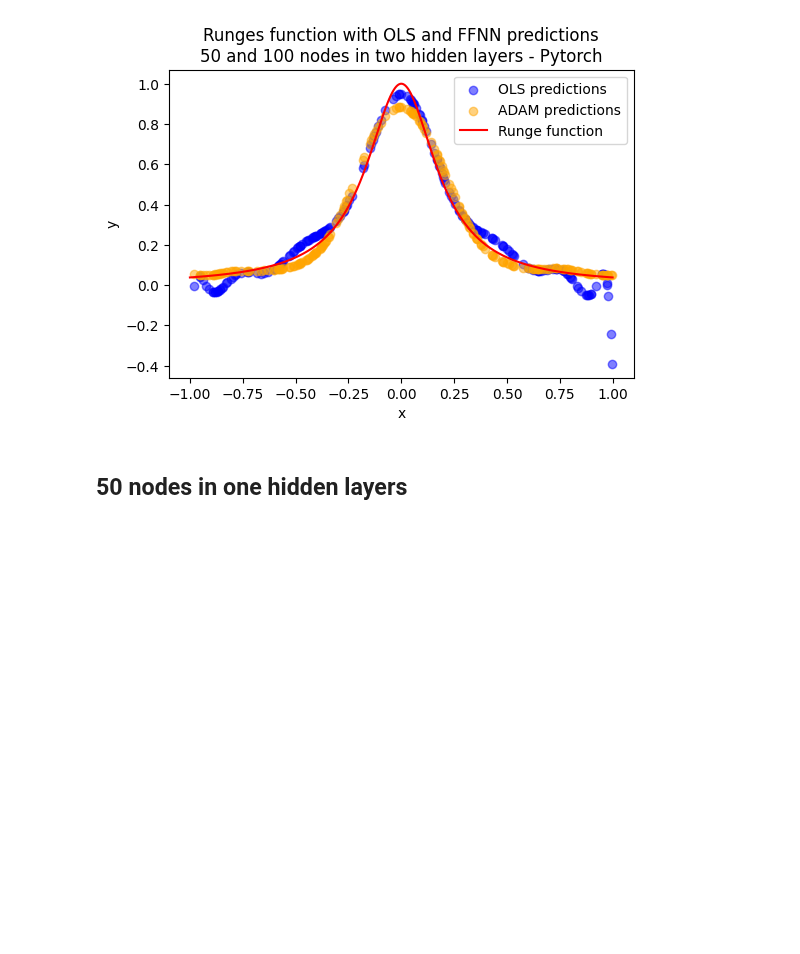
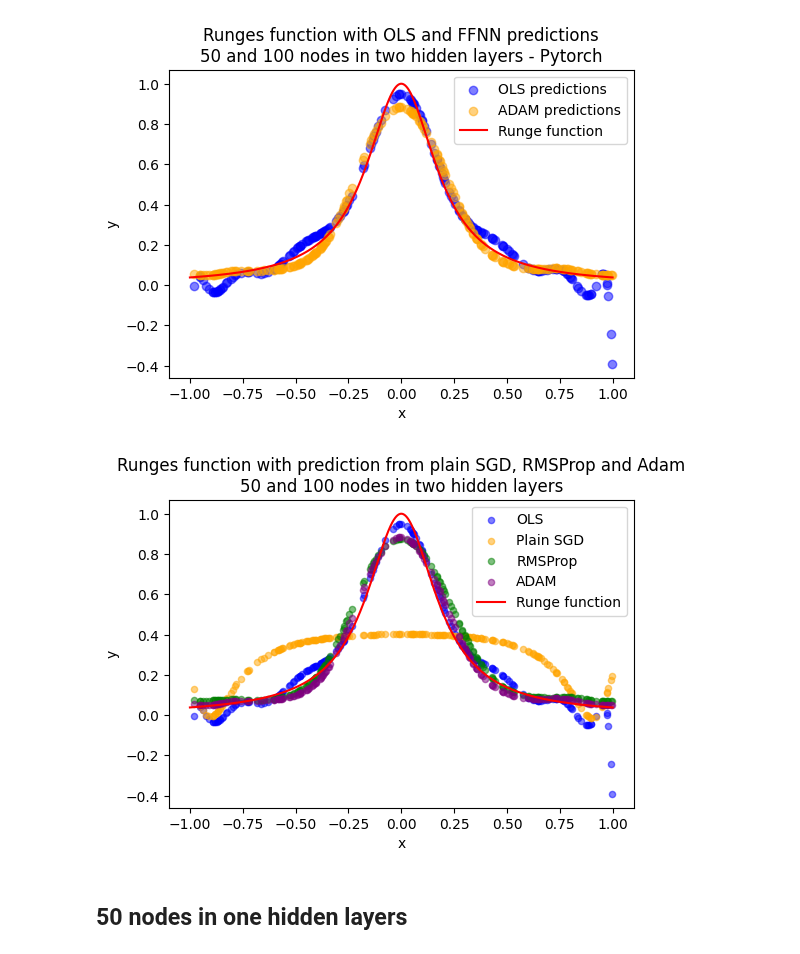
Before and after one commit to johtj/data_analysis_ml_projects, a Jupyter notebook: assignment2/Code/part_c.ipynb, the cells around one changed output. Saved outputs shown, nothing was run; the diff lists cells and outputs as text; code cells hidden in the pictures; blank space fills up the shorter version.

```diff
--- a/assignment2/Code/part_c.ipynb
+++ b/assignment2/Code/part_c.ipynb
@@ -147,6 +147,49 @@ if SAVE_FIGURE:
 [figure]
 [figure]
 [figure]
+# %%
+# Plot ADAM, plain SGD and RMSProp in one plot
+#from source.plotting import plot_runges_four_predictions
+
+
+import matplotlib.pyplot as plt
+
+def plot_runges_four_predictions(x_line, y_line, x_scatter1, y_scatter1, x_scatter2, y_scatter2, x_scatter3, y_scatter3, x_scatter4, y_scatter4,
+                                 label_scatter1='remeber label scatter1', label_scatter2='remeber label scatter2', label_scatter3='remeber label scatter3', label_scatter4='remeber label scatter4',
+                                 alpha_val=0.3, title='remember title',
+                filename='dummy', save_image=True, show_plot=True):
+
+    fig, ax = plt.subplots(figsize=(6, 4))
+    size = 20
+    ax.scatter(x_scatter1, y_scatter1, alpha=alpha_val, label=label_scatter1, color='blue', s=size)
+    ax.scatter(x_scatter2, y_scatter2, alpha=alpha_val, label=label_scatter2, color='orange', s=size)
+    ax.scatter(x_scatter3, y_scatter3, alpha=alpha_val, label=label_scatter3, color='green', s=size)
+    ax.scatter(x_scatter4, y_scatter4, alpha=alpha_val, label=label_scatter4, color='purple', s=size)
+    ax.plot(x_line, y_line, color='red', label='Runge function')
+
+    ax.set_xlabel("x")
+    ax.set_ylabel("y")
+    ax.set_title(title)
+    ax.legend()
+
+    if save_image:
+        fig.savefig(f"{filename}.png", dpi=300, bbox_inches='tight')
+
+    if show_plot:
+        plt.show()
+    else:
+        plt.close(fig)
+
+
+
+
+plot_runges_four_predictions(x, y, x_test, y_predicted_rescaled_ols, x_test, pytorch_best_predictions_plain_SGD_results_50_100_rescaled,
+                             x_test, pytorch_best_predictions_RMSprop_results_50_100_rescaled, x_test, pytorch_best_predictions_ADAM_results_50_100_rescaled,
+                                 label_scatter1='OLS', label_scatter2='Plain SGD', label_scatter3='RMSProp', label_scatter4='ADAM',
+                                 alpha_val=0.5, title='Runges function with prediction from plain SGD, RMSProp and Adam\n50 and 100 nodes in two hidden layers',
+                                 filename='part_c -- Runges function with prediction from plain SGD, RMSProp and Adam 50 and 100 nodes in two hidden layers')
+# %% [output]
+[figure, added]
 # %% [markdown]
 ## 50 nodes in one hidden layers
 # %%
```
Also changed, not shown: parts of 2 cells of this notebook, 3 other files.
